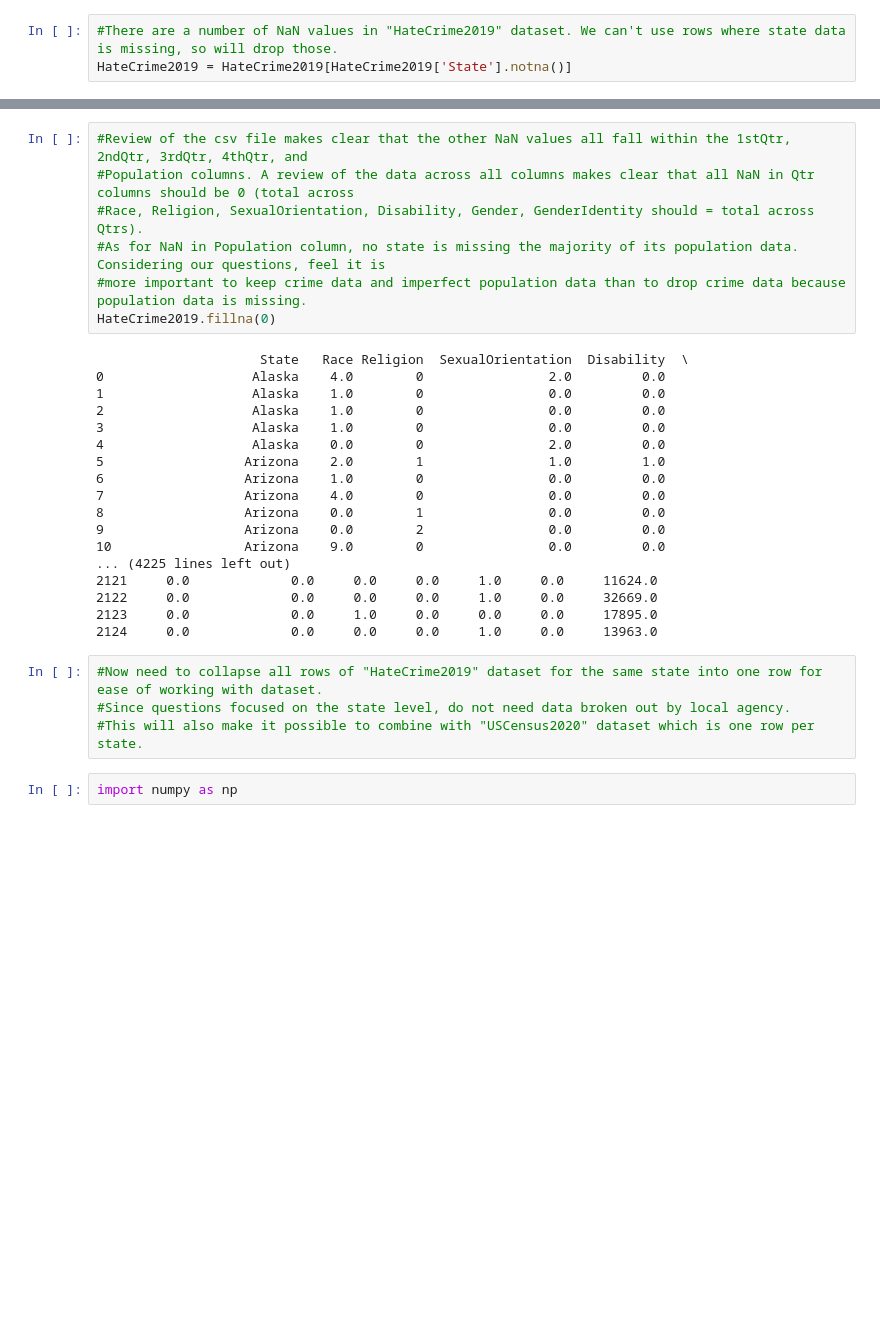
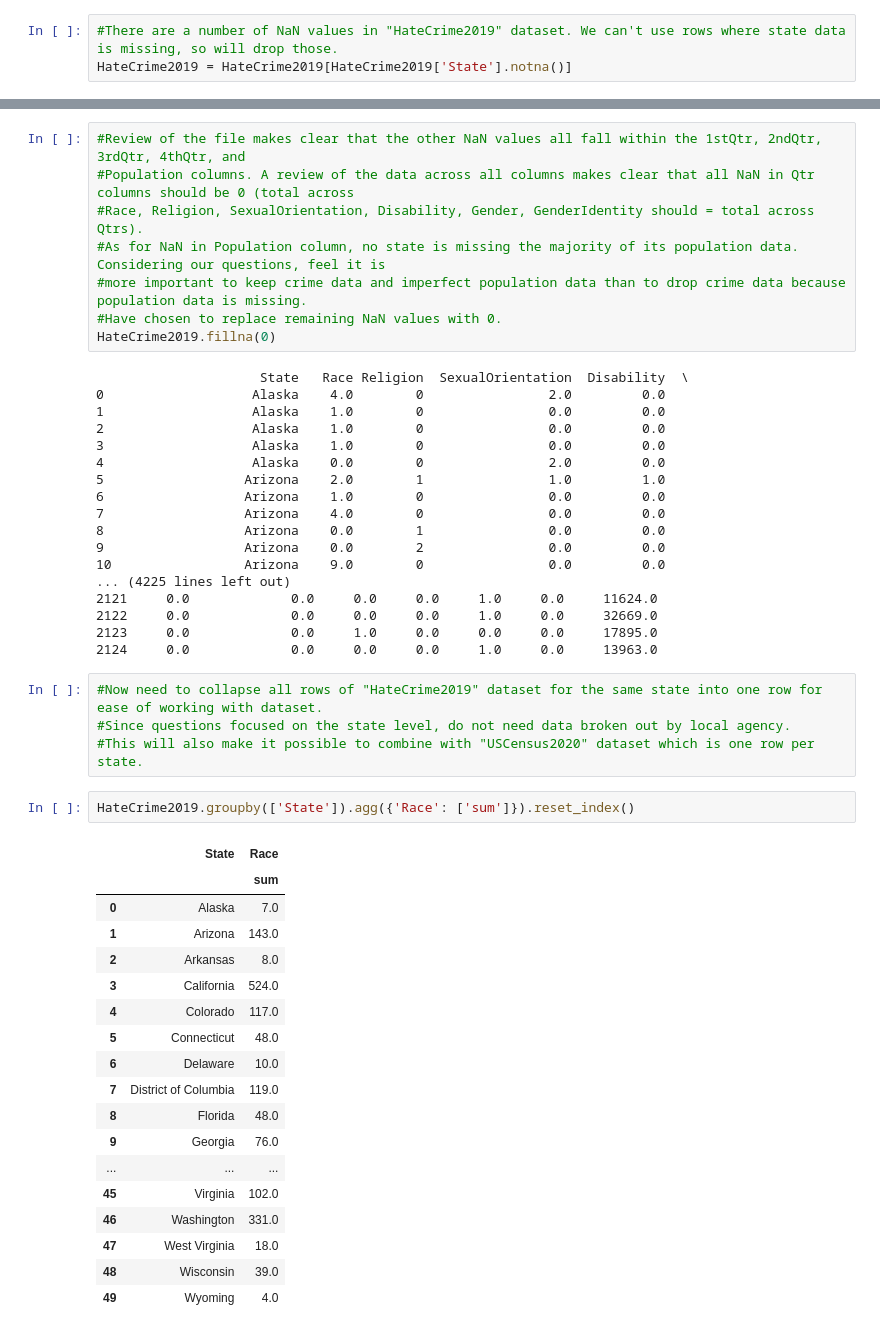
Before and after one commit to atamara/CrimeStatistics, a Jupyter notebook: Notebook - Sayira.ipynb, the cells around one changed output, grey strips where cells are left out. Cells and saved outputs as stored; diff of their text form; blank space fills up the shorter version.

```diff
--- a/Notebook - Sayira.ipynb
+++ b/Notebook - Sayira.ipynb
@@ -122,11 +127,12 @@ print(HateCrime2019)
 2123     0.0             0.0     1.0     0.0     0.0     0.0     17895.0
 2124     0.0             0.0     0.0     0.0     1.0     0.0     13963.0
 # %%
-#Review of the csv file makes clear that the other NaN values all fall within the 1stQtr, 2ndQtr, 3rdQtr, 4thQtr, and
+#Review of the file makes clear that the other NaN values all fall within the 1stQtr, 2ndQtr, 3rdQtr, 4thQtr, and
 #Population columns. A review of the data across all columns makes clear that all NaN in Qtr columns should be 0 (total across
 #Race, Religion, SexualOrientation, Disability, Gender, GenderIdentity should = total across Qtrs).
 #As for NaN in Population column, no state is missing the majority of its population data. Considering our questions, feel it is
 #more important to keep crime data and imperfect population data than to drop crime data because population data is missing.
+#Have chosen to replace remaining NaN values with 0.
 HateCrime2019.fillna(0)
 # %% [output]
                      State   Race Religion  SexualOrientation  Disability  \
@@ -150,5 +156,24 @@ HateCrime2019.fillna(0)
 #Now need to collapse all rows of "HateCrime2019" dataset for the same state into one row for ease of working with dataset.
 #Since questions focused on the state level, do not need data broken out by local agency.
 #This will also make it possible to combine with "USCensus2020" dataset which is one row per state.
-# %%
-import numpy as np
+# %%
+HateCrime2019.groupby(['State']).agg({'Race': ['sum']}).reset_index()
+# %% [output]
+|  | State | Race |
+|  |  | sum |
+| 0 | Alaska | 7.0 |
+| 1 | Arizona | 143.0 |
+| 2 | Arkansas | 8.0 |
+| 3 | California | 524.0 |
+| 4 | Colorado | 117.0 |
+| 5 | Connecticut | 48.0 |
+| 6 | Delaware | 10.0 |
+| 7 | District of Columbia | 119.0 |
+| 8 | Florida | 48.0 |
+| 9 | Georgia | 76.0 |
+| ... | ... | ... |
+| 45 | Virginia | 102.0 |
+| 46 | Washington | 331.0 |
+| 47 | West Virginia | 18.0 |
+| 48 | Wisconsin | 39.0 |
+| 49 | Wyoming | 4.0 |
```
Also changed, not shown: parts of 9 cells of this notebook.
